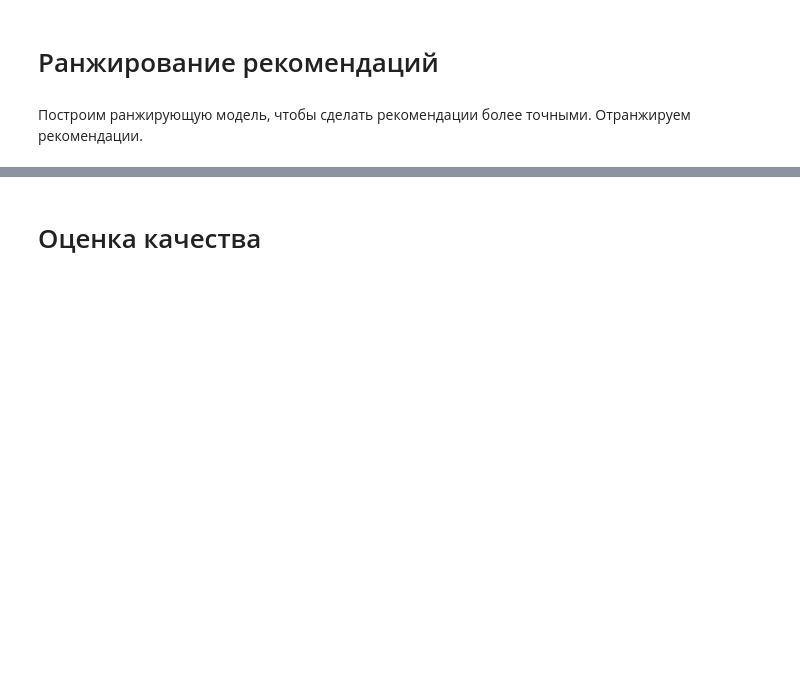
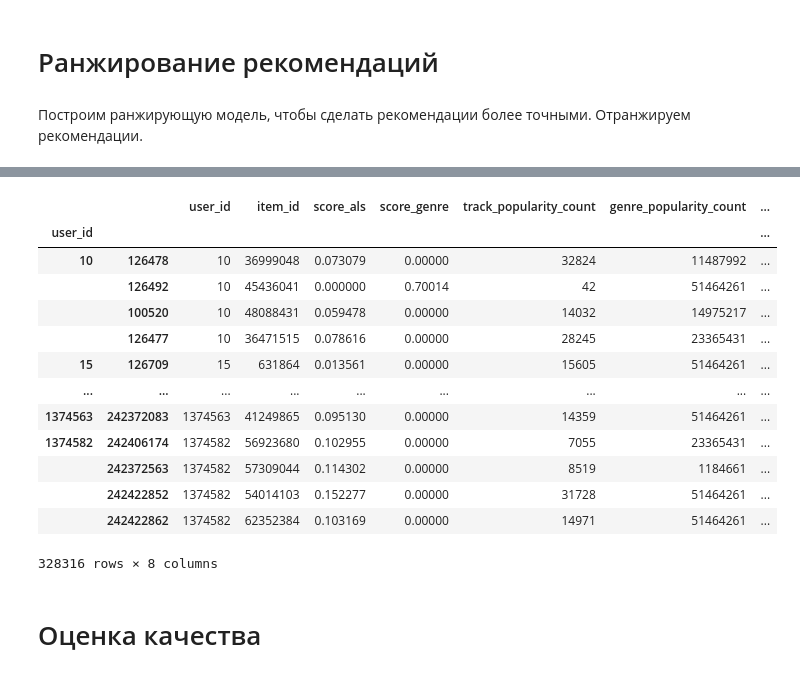
Before and after one commit to khromenko/mle-project-sprint-4-v001, a Jupyter notebook: recommendations.ipynb, the cells around one changed output, grey strips where cells are left out. Cells and saved outputs as stored; diff of their text form; code cells hidden in the pictures; blank space fills up the shorter version.

```diff
--- a/recommendations.ipynb
+++ b/recommendations.ipynb
@@ -2529,0 +2601,8 @@ memory usage: 4.3 GB
+# %%
+# pandas
+import pandas as pd
+
+path = 'data/recsys/'
+candidates_1 = pd.read_parquet(path + 'candidates-1.parquet')
+
+candidates_1
@@ -2529,0 +2623,6 @@ memory usage: 4.3 GB
+# %%
+print(f'target was set for - {candidates_1["target"].notna().sum()} records')
+
+# проставляем target = 0, там где не было взаимодействия
+candidates_1['target'] = candidates_1['target'].fillna(0).astype('int8')
+candidates_1
@@ -2529,0 +2662,4 @@ memory usage: 4.3 GB
+# %%
+# оставляем в выборке кандидатов только тех пользователей, у которых есть хотя бы один положительный таргет
+candidates_to_sample = candidates_1.groupby(by='user_id').filter(lambda x: x['target'].sum() > 1)
+candidates_to_sample
@@ -2529,0 +2699,17 @@ memory usage: 4.3 GB
+# %%
+candidates_to_sample.query('target == 0').groupby('user_id').apply(lambda x: x.sample(4, random_state=13))
+# %% [output]
+|  |  | user_id | item_id | score_als | score_genre | track_popularity_count | genre_popularity_count | ... |
+| user_id |  |  |  |  |  |  |  | ... |
+| 10 | 126478 | 10 | 36999048 | 0.073079 | 0.00000 | 32824 | 11487992 | ... |
+|  | 126492 | 10 | 45436041 | 0.000000 | 0.70014 | 42 | 51464261 | ... |
+|  | 100520 | 10 | 48088431 | 0.059478 | 0.00000 | 14032 | 14975217 | ... |
+|  | 126477 | 10 | 36471515 | 0.078616 | 0.00000 | 28245 | 23365431 | ... |
+| 15 | 126709 | 15 | 631864 | 0.013561 | 0.00000 | 15605 | 51464261 | ... |
+| ... | ... | ... | ... | ... | ... | ... | ... | ... |
+| 1374563 | 242372083 | 1374563 | 41249865 | 0.095130 | 0.00000 | 14359 | 51464261 | ... |
+| 1374582 | 242406174 | 1374582 | 56923680 | 0.102955 | 0.00000 | 7055 | 23365431 | ... |
+|  | 242372563 | 1374582 | 57309044 | 0.114302 | 0.00000 | 8519 | 1184661 | ... |
+|  | 242422852 | 1374582 | 54014103 | 0.152277 | 0.00000 | 31728 | 51464261 | ... |
+|  | 242422862 | 1374582 | 62352384 | 0.103169 | 0.00000 | 14971 | 51464261 | ... |
+328316 rows × 8 columns
```
Also changed, not shown: parts of 22 cells of this notebook.
